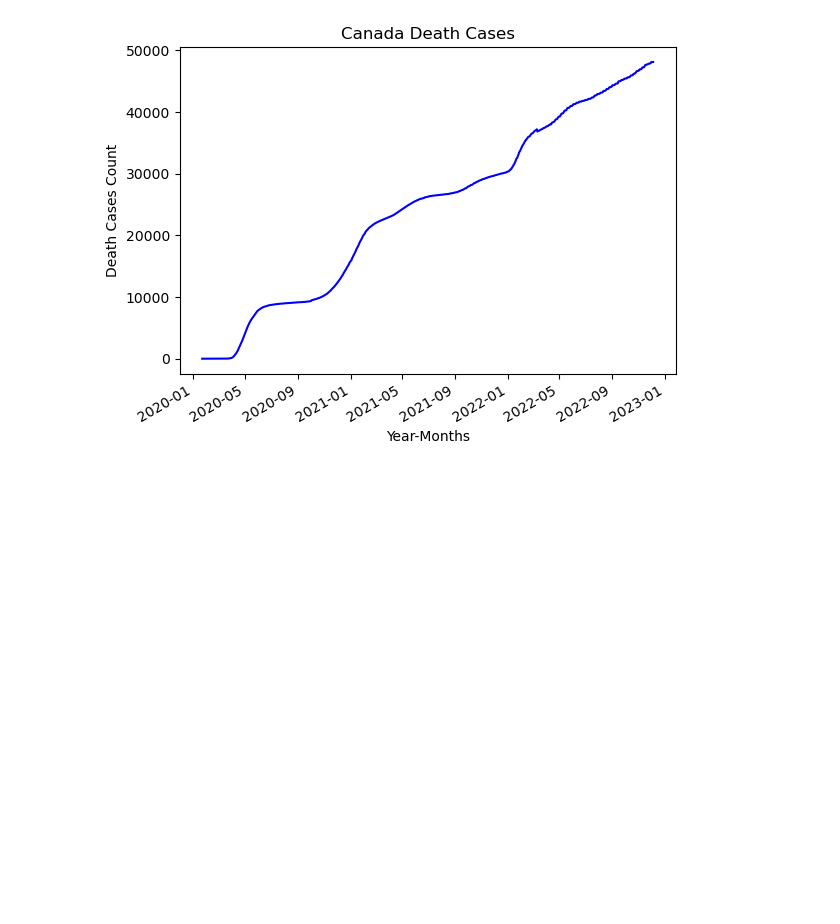
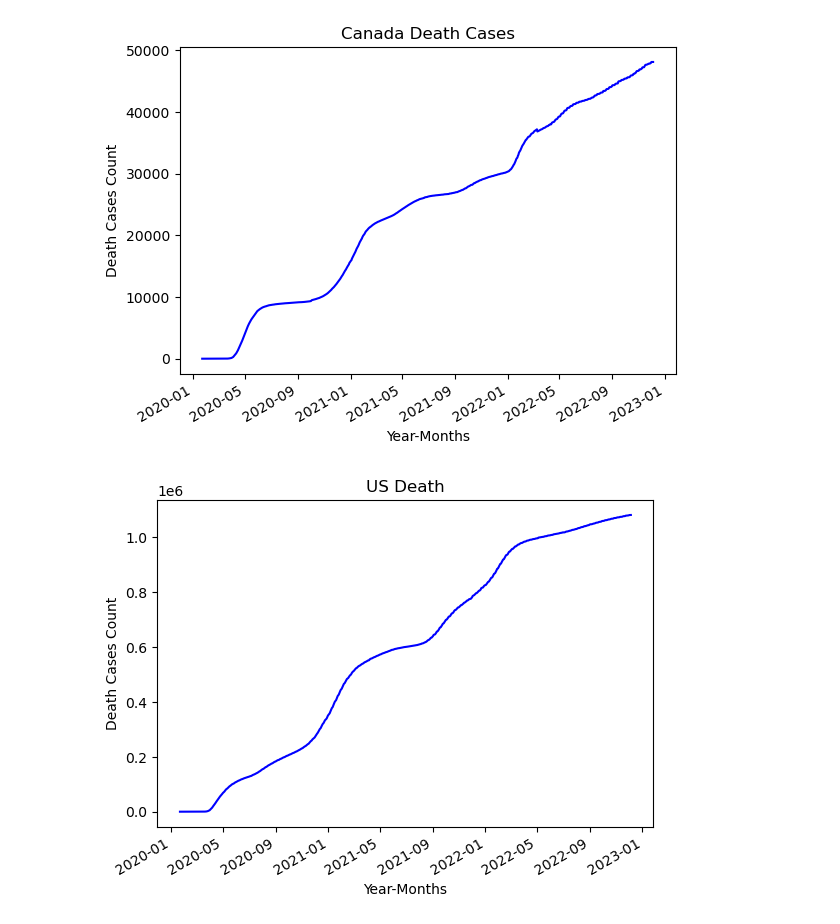
Before and after one commit to AIDA-Saskatchewan-polytechnic/Final-Project-By-Jerry-Sherin, a Jupyter notebook: Final.ipynb, the cells around one changed output. Saved outputs shown, nothing was run; the diff lists cells and outputs as text; code cells hidden in the pictures; blank space fills up the shorter version.

```diff
--- a/Final.ipynb
+++ b/Final.ipynb
@@ -392,3 +392,15 @@ fig.autofmt_xdate()
 plt.show()
 # %% [output]
 [figure]
+# %%
+fig = plt.figure()
+plt.plot_date(df_final['date'],df_final['US_Death_Cases_Count'],'b-')
+
+plt.title("US Death")
+plt.xlabel("Year-Months")
+plt.ylabel("Death Cases Count")
+
+fig.autofmt_xdate()
+plt.show()
+# %% [output]
+[figure, added]
```
Also changed, not shown: parts of 1 cell of this notebook.
